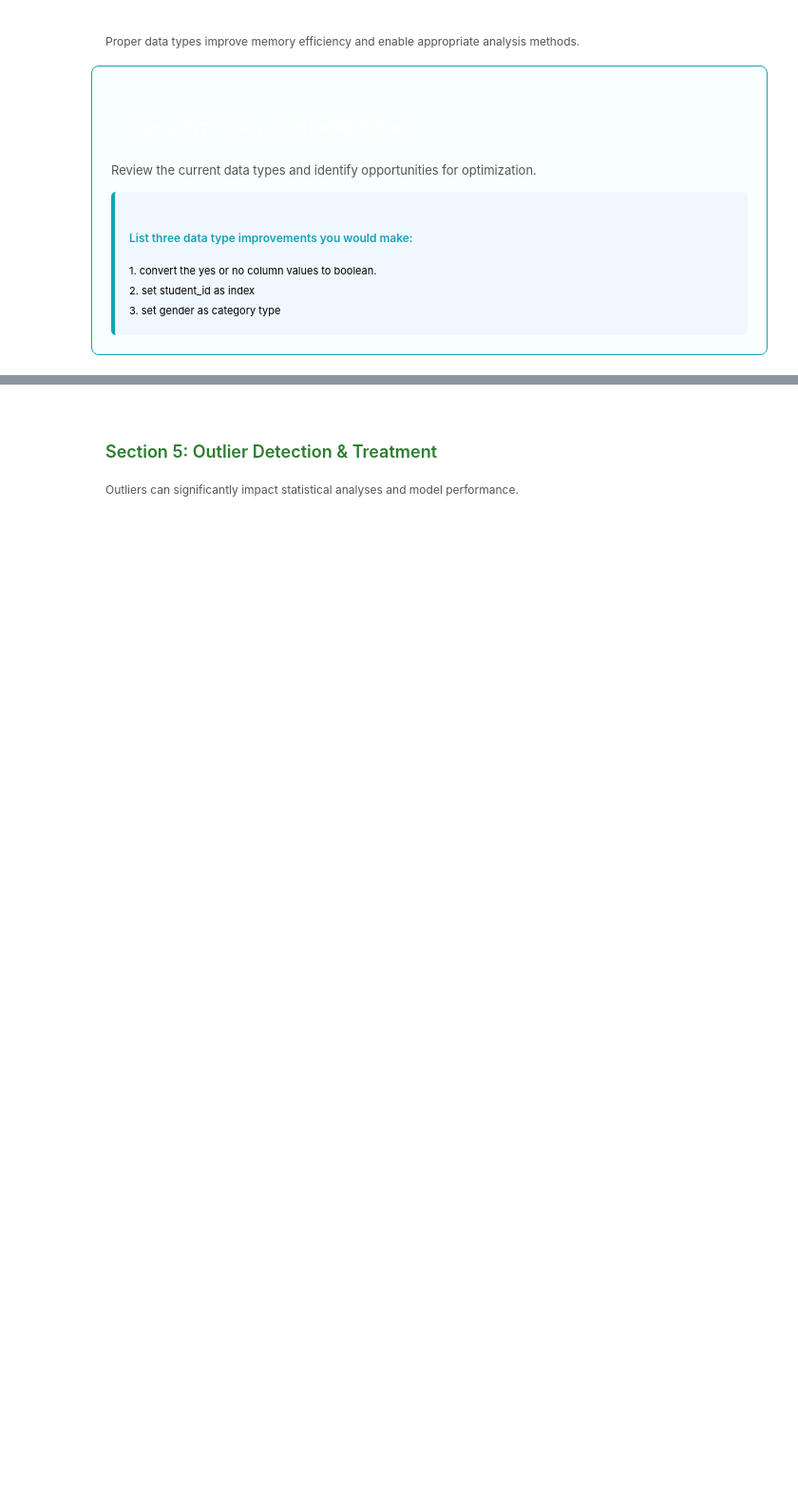
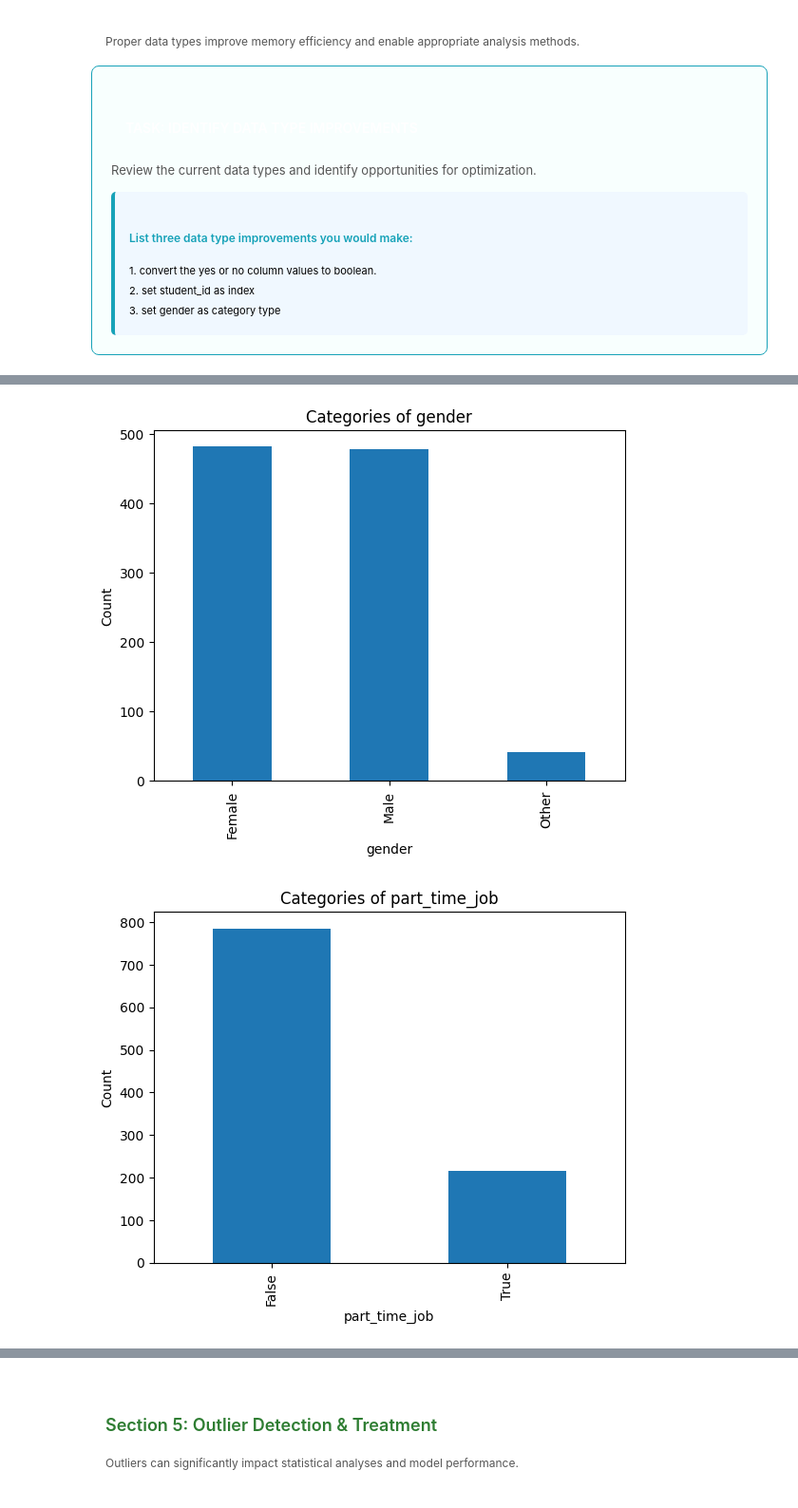
Before and after one commit to Nikhil-Kudupudi/StoryTellingWithData, a Jupyter notebook: Lab 01_DataProcessing.ipynb, the cells around one changed output, grey strips where cells are left out. Shown: that part at 95% size. Saved outputs shown, nothing was run; the diff lists cells and outputs as text; code cells hidden in the pictures; blank space fills up the shorter version.

```diff
--- a/Lab 01_DataProcessing.ipynb
+++ b/Lab 01_DataProcessing.ipynb
@@ -641,2 +660,15 @@ See the caveats in the documentation: https://pandas.pydata.org/pandas-docs/stab
 Data Types Optimized
 Successfully optimized data types for better memory efficiency and analysis capabilities.
+# %%
+# ++++++++++++++++++++++++++++++++++++++++++++++++++++++++++++++++++
+# explore the categorical data cateogries
+# ++++++++++++++++++++++++++++++++++++++++++++++++++++++++++++++++++
+for col in categorical_columns.drop("student_id",axis=1).columns:
+    plt.title(f"Categories of {col}")
+    df[col  ].value_counts().plot(kind="bar")
+    plt.xlabel(col)
+    plt.ylabel("Count")
+    plt.show()
+# %% [output]
+[figure, added]
+[figure, added]
```
Also changed, not shown: parts of 8 cells of this notebook.
